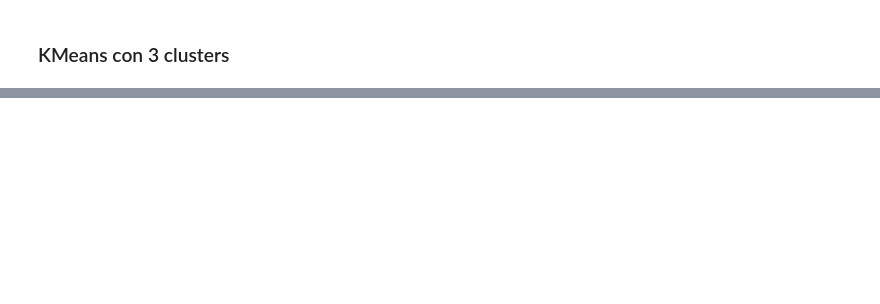
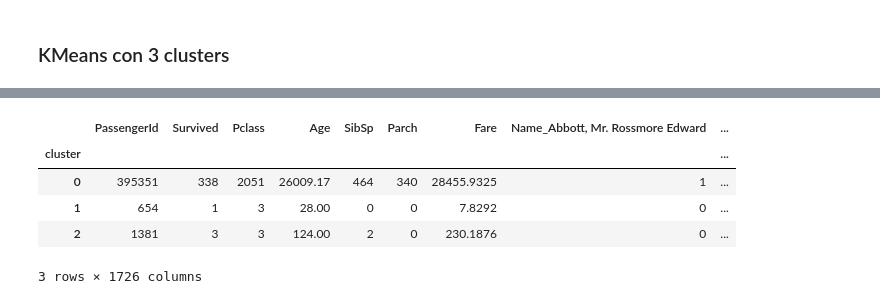
Before and after one commit to ppmelch/Lab-Aprendizaje-Estad-stico, a Jupyter notebook: Tareas/T 9/Tarea 9.ipynb, the cells around one changed output, grey strips where cells are left out. Cells and saved outputs as stored; diff of their text form; code cells hidden in the pictures; blank space fills up the shorter version.

```diff
--- a/Tareas/T 9/Tarea 9.ipynb
+++ b/Tareas/T 9/Tarea 9.ipynb
@@ -367,0 +396,9 @@ plt.show()
+# %%
+df.groupby('cluster').sum()
+# %% [output]
+|  | PassengerId | Survived | Pclass | Age | SibSp | Parch | Fare | Name_Abbott, Mr. Rossmore Edward | ... |
+| cluster |  |  |  |  |  |  |  |  | ... |
+| 0 | 395351 | 338 | 2051 | 26009.17 | 464 | 340 | 28455.9325 | 1 | ... |
+| 1 | 654 | 1 | 3 | 28.00 | 0 | 0 | 7.8292 | 0 | ... |
+| 2 | 1381 | 3 | 3 | 124.00 | 2 | 0 | 230.1876 | 0 | ... |
+3 rows × 1726 columns
```
Also changed, not shown: parts of 14 cells of this notebook, 10 other files.
